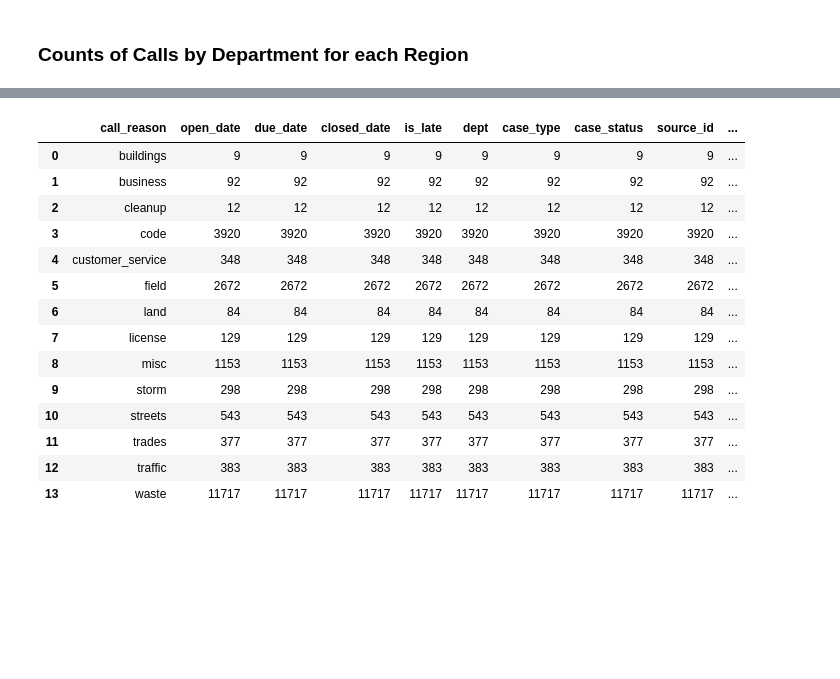
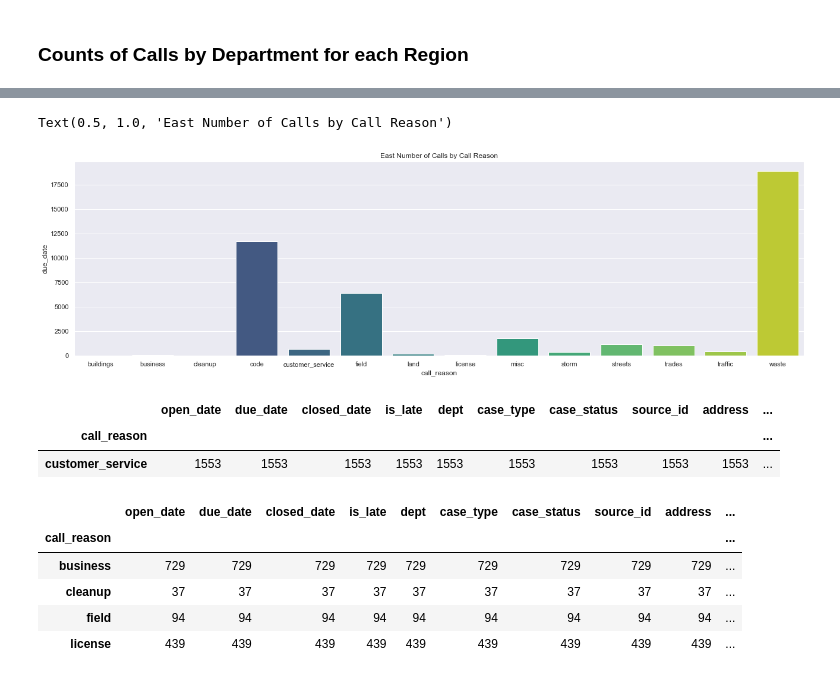
Before and after one commit to 3-1-1-Codeup/project, a Jupyter notebook: workbooks/sam/Iteration_2/explore_region.ipynb, the cells around one changed output, grey strips where cells are left out. Drawn from its saved outputs; the diff is of its cells as text; code cells hidden in the pictures; blank space fills up the shorter version.

```diff
--- a/workbooks/sam/Iteration_2/explore_region.ipynb
+++ b/workbooks/sam/Iteration_2/explore_region.ipynb
@@ -140,18 +148,22 @@ sns.barplot(data = north_df.groupby('call_reason').count().reset_index(), x = 'c
+# %%
+plt.subplots(figsize=(22, 6))
+sns.set_theme(style="darkgrid")
+sns.barplot(data = east_df.groupby('call_reason').count().reset_index(), x = 'call_reason', y = 'due_date', palette = "viridis").set_title('East Number of Calls by Call Reason')
+# %% [output]
+Text(0.5, 1.0, 'East Number of Calls by Call Reason')
+[figure, added]
 # %%
-north_df.groupby('call_reason').count().reset_index()
+train[train['dept'] == 'Customer Service'].groupby('call_reason').count()
 # %% [output]
-|  | call_reason | open_date | due_date | closed_date | is_late | dept | case_type | case_status | source_id | ... |
-| 0 | buildings | 9 | 9 | 9 | 9 | 9 | 9 | 9 | 9 | ... |
-| 1 | business | 92 | 92 | 92 | 92 | 92 | 92 | 92 | 92 | ... |
-| 2 | cleanup | 12 | 12 | 12 | 12 | 12 | 12 | 12 | 12 | ... |
-| 3 | code | 3920 | 3920 | 3920 | 3920 | 3920 | 3920 | 3920 | 3920 | ... |
-| 4 | customer_service | 348 | 348 | 348 | 348 | 348 | 348 | 348 | 348 | ... |
-| 5 | field | 2672 | 2672 | 2672 | 2672 | 2672 | 2672 | 2672 | 2672 | ... |
-| 6 | land | 84 | 84 | 84 | 84 | 84 | 84 | 84 | 84 | ... |
-| 7 | license | 129 | 129 | 129 | 129 | 129 | 129 | 129 | 129 | ... |
-| 8 | misc | 1153 | 1153 | 1153 | 1153 | 1153 | 1153 | 1153 | 1153 | ... |
-| 9 | storm | 298 | 298 | 298 | 298 | 298 | 298 | 298 | 298 | ... |
-| 10 | streets | 543 | 543 | 543 | 543 | 543 | 543 | 543 | 543 | ... |
-| 11 | trades | 377 | 377 | 377 | 377 | 377 | 377 | 377 | 377 | ... |
-| 12 | traffic | 383 | 383 | 383 | 383 | 383 | 383 | 383 | 383 | ... |
-| 13 | waste | 11717 | 11717 | 11717 | 11717 | 11717 | 11717 | 11717 | 11717 | ... |
+|  | open_date | due_date | closed_date | is_late | dept | case_type | case_status | source_id | address | ... |
+| call_reason |  |  |  |  |  |  |  |  |  | ... |
+| customer_service | 1553 | 1553 | 1553 | 1553 | 1553 | 1553 | 1553 | 1553 | 1553 | ... |
+# %%
+train[train['dept'] == 'Metro Health'].groupby('call_reason').count()
+# %% [output]
+|  | open_date | due_date | closed_date | is_late | dept | case_type | case_status | source_id | address | ... |
+| call_reason |  |  |  |  |  |  |  |  |  | ... |
+| business | 729 | 729 | 729 | 729 | 729 | 729 | 729 | 729 | 729 | ... |
+| cleanup | 37 | 37 | 37 | 37 | 37 | 37 | 37 | 37 | 37 | ... |
+| field | 94 | 94 | 94 | 94 | 94 | 94 | 94 | 94 | 94 | ... |
+| license | 439 | 439 | 439 | 439 | 439 | 439 | 439 | 439 | 439 | ... |
```
Also changed, not shown: parts of 4 cells of this notebook, 1 other file.
